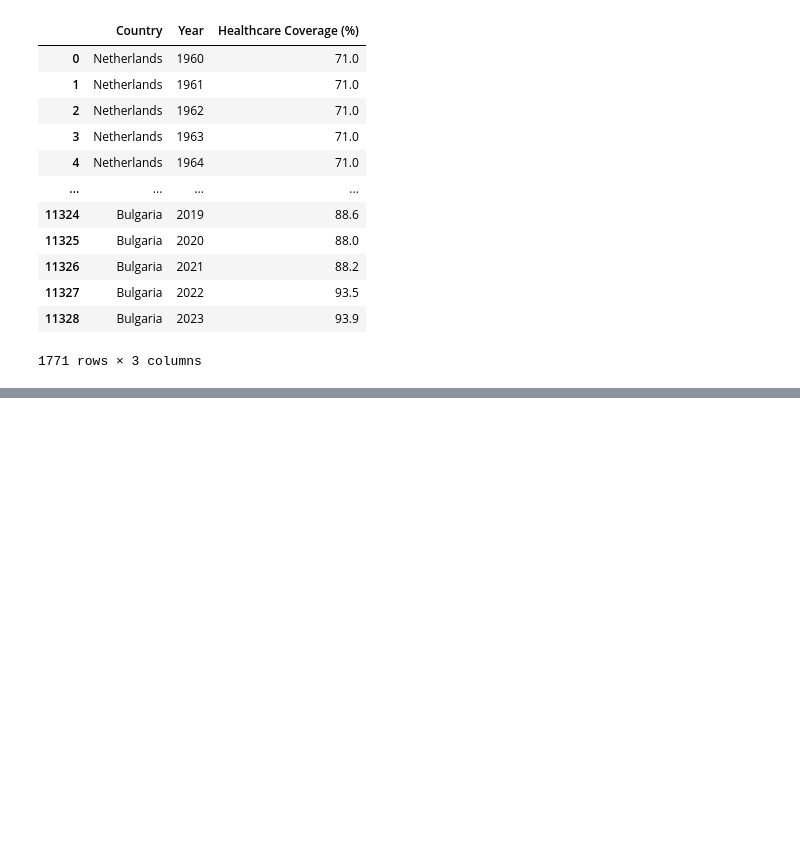
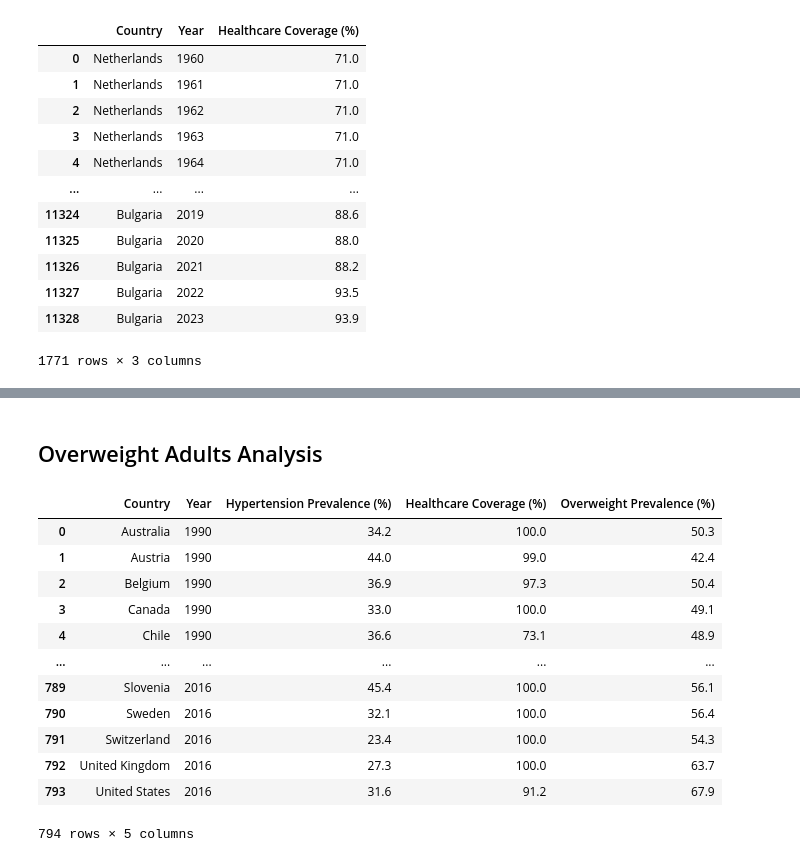
Before and after one commit to DrewRichard7/cost_of_health_shiny_app, a Jupyter notebook: notebooks/ar_data_exploration.ipynb, the cells around one changed output, grey strips where cells are left out. Saved outputs shown, nothing was run; the diff lists cells and outputs as text; code cells hidden in the pictures; blank space fills up the shorter version.

```diff
--- a/notebooks/ar_data_exploration.ipynb
+++ b/notebooks/ar_data_exploration.ipynb
@@ -110,0 +129,59 @@ insurance_dict = dict(zip(keys, values))
+# %% [markdown]
+## Overweight Adults Analysis
+# %%
+# Filter the DataFrame for the specific Series Name and select the year columns
+year_columns = [f'{year} [YR{year}]' for year in range(1975, 2017)] # Generate the list of column names for the years 1990 to 2023
+new_col_names = {col: int(col.split(' ')[0]) for col in year_columns} # Create a dictionary to rename the columns
+
+overweight_adults_filtered = overweight_adults[overweight_adults['Series Name'] == "Prevalence of overweight (% of adults)"][['Country Name'] + year_columns]
+
+# Filter the DataFrame for the specific Series Name and select the year columns
+overweight_adults_filtered = overweight_adults[
+    overweight_adults['Series Name'] == "Prevalence of overweight (% of adults)"][['Country Name'] + year_columns]
+
+# Change the column names to the year values
+overweight_adults_filtered = overweight_adults_filtered.rename(columns=new_col_names)
+overweight_adults_filtered = overweight_adults_filtered.rename(columns={'Country Name': 'Country'})
+
+# Change only year columns names to numeric
+year_columns_numeric = list(new_col_names.values())
+overweight_adults_filtered[year_columns_numeric] = overweight_adults_filtered[year_columns_numeric].apply(pd.to_numeric, errors='coerce')
+
+# Convert the DataFrame to a long format
+overweight_adults_filtered = overweight_adults_filtered.melt(id_vars='Country', var_name='Year', value_name='Overweight Prevalence (%)')
+
+# Plot the data
+fig = px.scatter(overweight_adults_filtered, x='Year', y='Overweight Prevalence (%)', color='Country', title='Overweight Prevalence (%) by Country', template="plotly_dark")
+
+# Set default visibility to off
+for trace in fig.data:
+    trace.visible = 'legendonly'
+
+fig.show()
+
+# add trendline
+fig = px.scatter(overweight_adults_filtered, x='Year', y='Overweight Prevalence (%)', color='Country', title='Overweight Prevalence (%) by Country', template="plotly_dark", trendline='ols')
+
+# Set default visibility to off
+for trace in fig.data:
+    trace.visible = 'legendonly'
+
+fig.show()
+# %%
+# merge with merged_data to include overweight prevalence
+merged_data = pd.merge(merged_data, overweight_adults_filtered, on=['Country', 'Year']).drop_duplicates()
+merged_data
+# %% [output]
+|  | Country | Year | Hypertension Prevalence (%) | Healthcare Coverage (%) | Overweight Prevalence (%) |
+| 0 | Australia | 1990 | 34.2 | 100.0 | 50.3 |
+| 1 | Austria | 1990 | 44.0 | 99.0 | 42.4 |
+| 2 | Belgium | 1990 | 36.9 | 97.3 | 50.4 |
+| 3 | Canada | 1990 | 33.0 | 100.0 | 49.1 |
+| 4 | Chile | 1990 | 36.6 | 73.1 | 48.9 |
+| ... | ... | ... | ... | ... | ... |
+| 789 | Slovenia | 2016 | 45.4 | 100.0 | 56.1 |
+| 790 | Sweden | 2016 | 32.1 | 100.0 | 56.4 |
+| 791 | Switzerland | 2016 | 23.4 | 100.0 | 54.3 |
+| 792 | United Kingdom | 2016 | 27.3 | 100.0 | 63.7 |
+| 793 | United States | 2016 | 31.6 | 91.2 | 67.9 |
+794 rows × 5 columns
```
Also changed, not shown: parts of 11 cells of this notebook.
